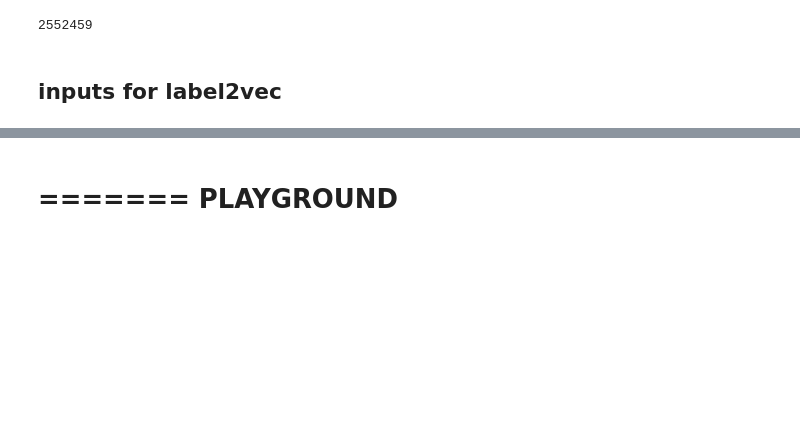
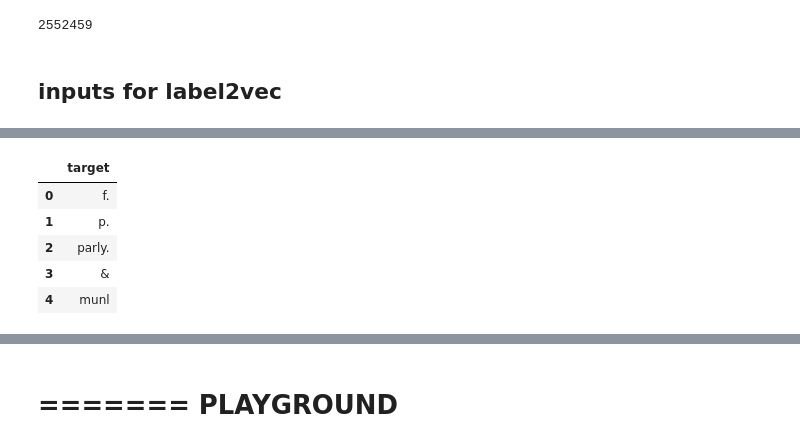
Before and after one commit to Living-with-machines/maps-at-scale-hack-day-notebooks, a Jupyter notebook: space-time-mro/gb1900_analysis/gb1900_neighbours_kd_tree.ipynb, the cells around one changed output, grey strips where cells are left out. Cells and saved outputs as stored; diff of their text form; code cells hidden in the pictures; blank space fills up the shorter version.

```diff
--- a/space-time-mro/gb1900_analysis/gb1900_neighbours_kd_tree.ipynb
+++ b/space-time-mro/gb1900_analysis/gb1900_neighbours_kd_tree.ipynb
@@ -126,0 +138,9 @@ for i in range(len(df)):
+# %%
+df2train.head()
+# %% [output]
+|  | target |
+| 0 | f. |
+| 1 | p. |
+| 2 | parly. |
+| 3 | & |
+| 4 | munl |
```
Also changed, not shown: parts of 8 cells of this notebook.
